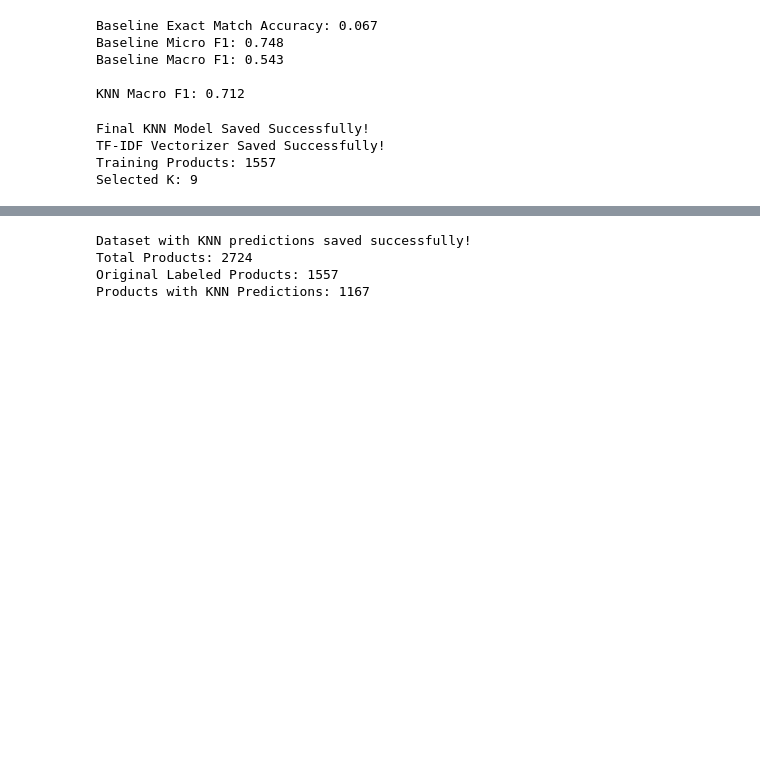
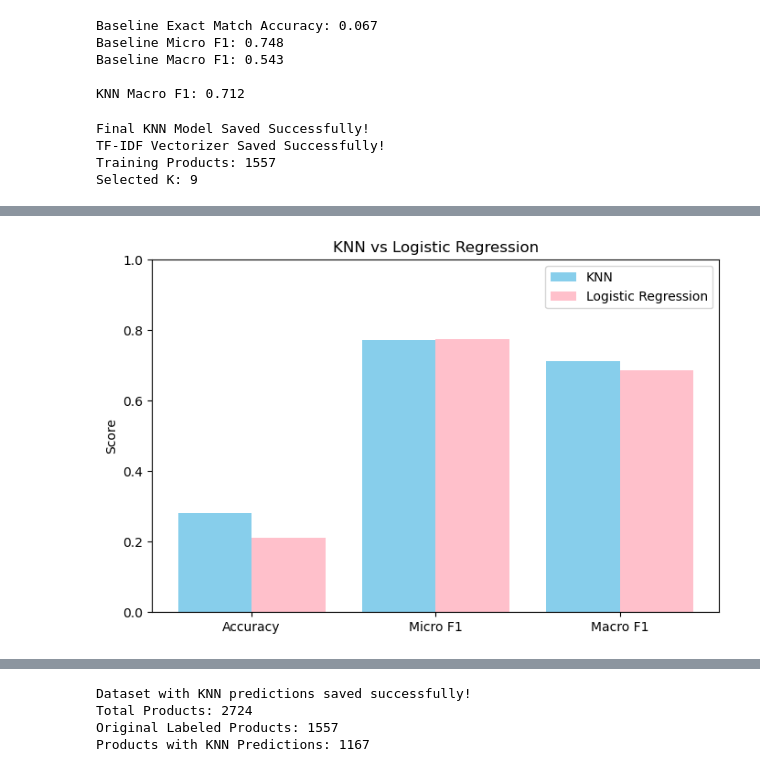
Before and after one commit to l253505/SkinMatch-Skin-Type-Based-Skincare-Recommender, a Jupyter notebook: 03_knn_classification.ipynb, the cells around one changed output, grey strips where cells are left out. Drawn from its saved outputs; the diff is of its cells as text; code cells hidden in the pictures; blank space fills up the shorter version.

Commit message:
Add Logistic Regression and compare with KNN

```diff
--- a/03_knn_classification.ipynb
+++ b/03_knn_classification.ipynb
@@ -296,0 +347,32 @@ First 5 Products with Predictions:
+# %%
+import matplotlib.pyplot as plt
+
+metrics = ["Accuracy", "Micro F1", "Macro F1"]
+
+# Earlier KNN test results
+knn_scores = [accuracy_final,micro_f1_final, macro_f1_final]
+
+lr_scores = [
+    accuracy_score(y_test, lr_predictions),
+    f1_score(y_test, lr_predictions, average="micro"),
+    f1_score(y_test, lr_predictions, average="macro")
+]
+
+x = range(len(metrics))
+
+plt.figure(figsize=(8, 5))
+
+plt.bar([i - 0.2 for i in x], knn_scores,
+        width=0.4, label="KNN", color="skyblue")
+
+plt.bar([i + 0.2 for i in x], lr_scores,
+        width=0.4, label="Logistic Regression", color="pink")
+
+plt.xticks(list(x), metrics)
+plt.ylabel("Score")
+plt.title("KNN vs Logistic Regression")
+plt.ylim(0, 1)
+plt.legend()
+plt.show()
+# %% [output]
+[figure, added]
```
Also changed, not shown: parts of 5 cells of this notebook, 1 other file.
